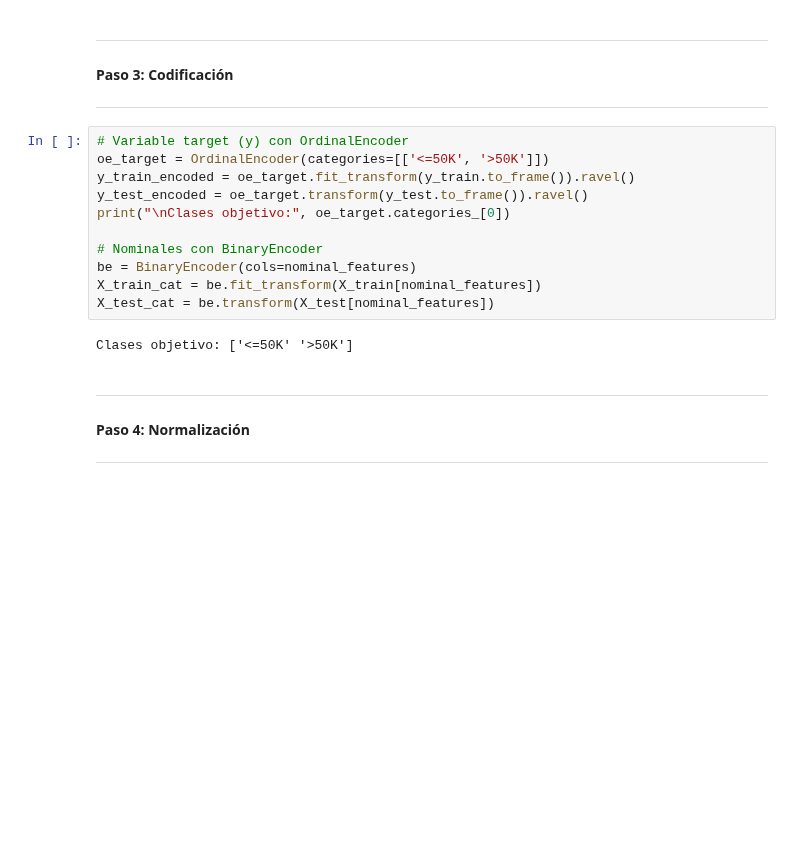
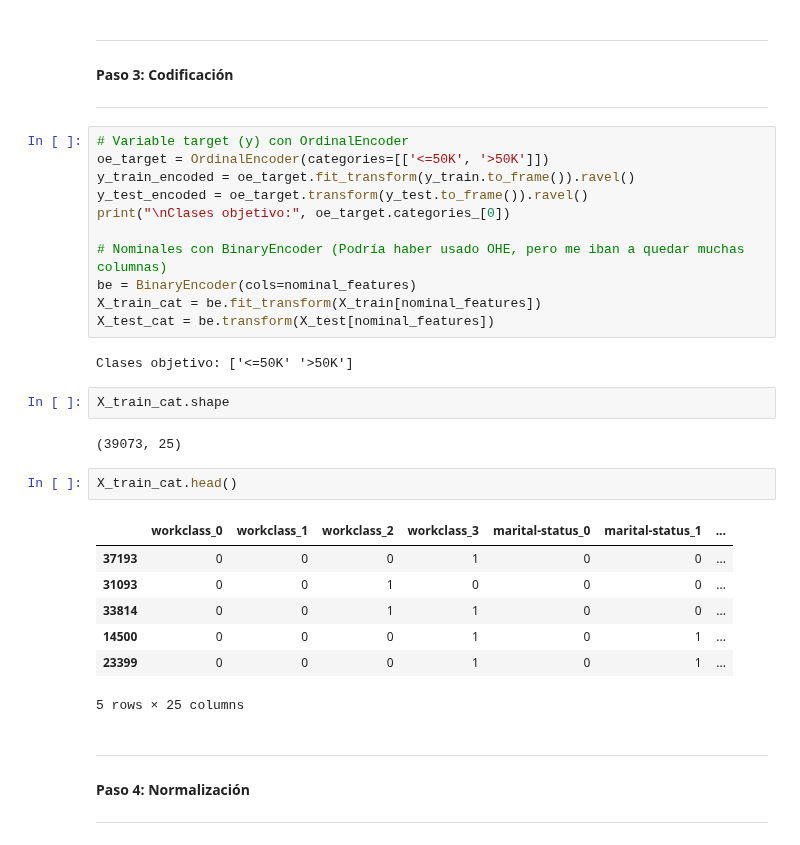
Before and after one commit to FIUBA-Posgrado-Inteligencia-Artificial/CEIA_Analisis_de_datos, a Jupyter notebook: notebooks/clase_06_seleccion_features.ipynb, the cells around one changed output. Cells and saved outputs as stored; diff of their text form; blank space fills up the shorter version.

```diff
--- a/notebooks/clase_06_seleccion_features.ipynb
+++ b/notebooks/clase_06_seleccion_features.ipynb
@@ -258,12 +258,26 @@ y_train_encoded = oe_target.fit_transform(y_train.to_frame()).ravel()
 y_test_encoded = oe_target.transform(y_test.to_frame()).ravel()
 print("\nClases objetivo:", oe_target.categories_[0])
 
-# Nominales con BinaryEncoder
+# Nominales con BinaryEncoder (Podría haber usado OHE, pero me iban a quedar muchas columnas)
 be = BinaryEncoder(cols=nominal_features)
 X_train_cat = be.fit_transform(X_train[nominal_features])
 X_test_cat = be.transform(X_test[nominal_features])
 # %% [output]
 Clases objetivo: ['<=50K' '>50K']
+# %%
+X_train_cat.shape
+# %% [output]
+(39073, 25)
+# %%
+X_train_cat.head()
+# %% [output]
+|  | workclass_0 | workclass_1 | workclass_2 | workclass_3 | marital-status_0 | marital-status_1 | ... |
+| 37193 | 0 | 0 | 0 | 1 | 0 | 0 | ... |
+| 31093 | 0 | 0 | 1 | 0 | 0 | 0 | ... |
+| 33814 | 0 | 0 | 1 | 1 | 0 | 0 | ... |
+| 14500 | 0 | 0 | 0 | 1 | 0 | 1 | ... |
+| 23399 | 0 | 0 | 0 | 1 | 0 | 1 | ... |
+5 rows × 25 columns
 # %% [markdown]
 ---
 #### Paso 4: Normalización
```
Also changed, not shown: parts of 3 cells of this notebook.
